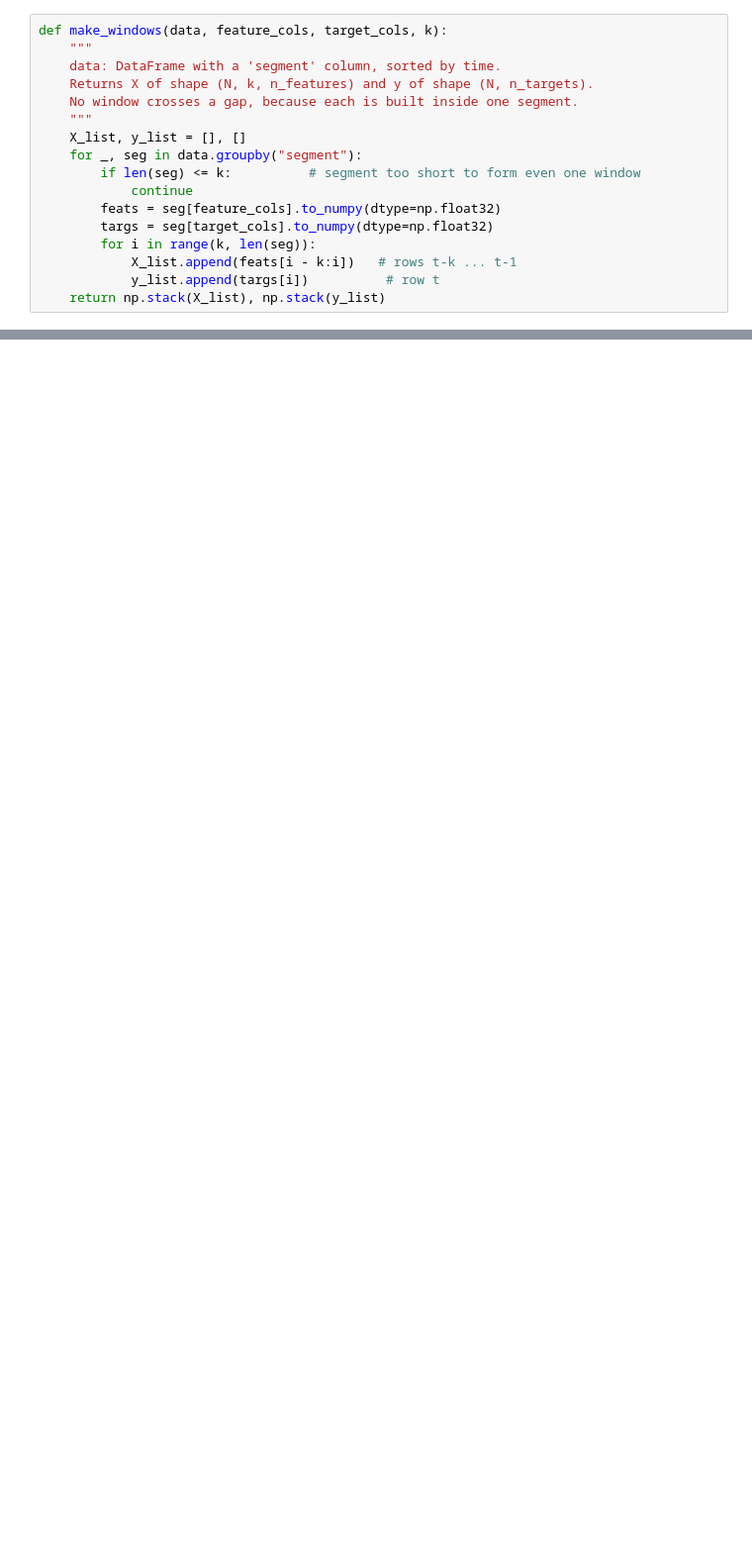
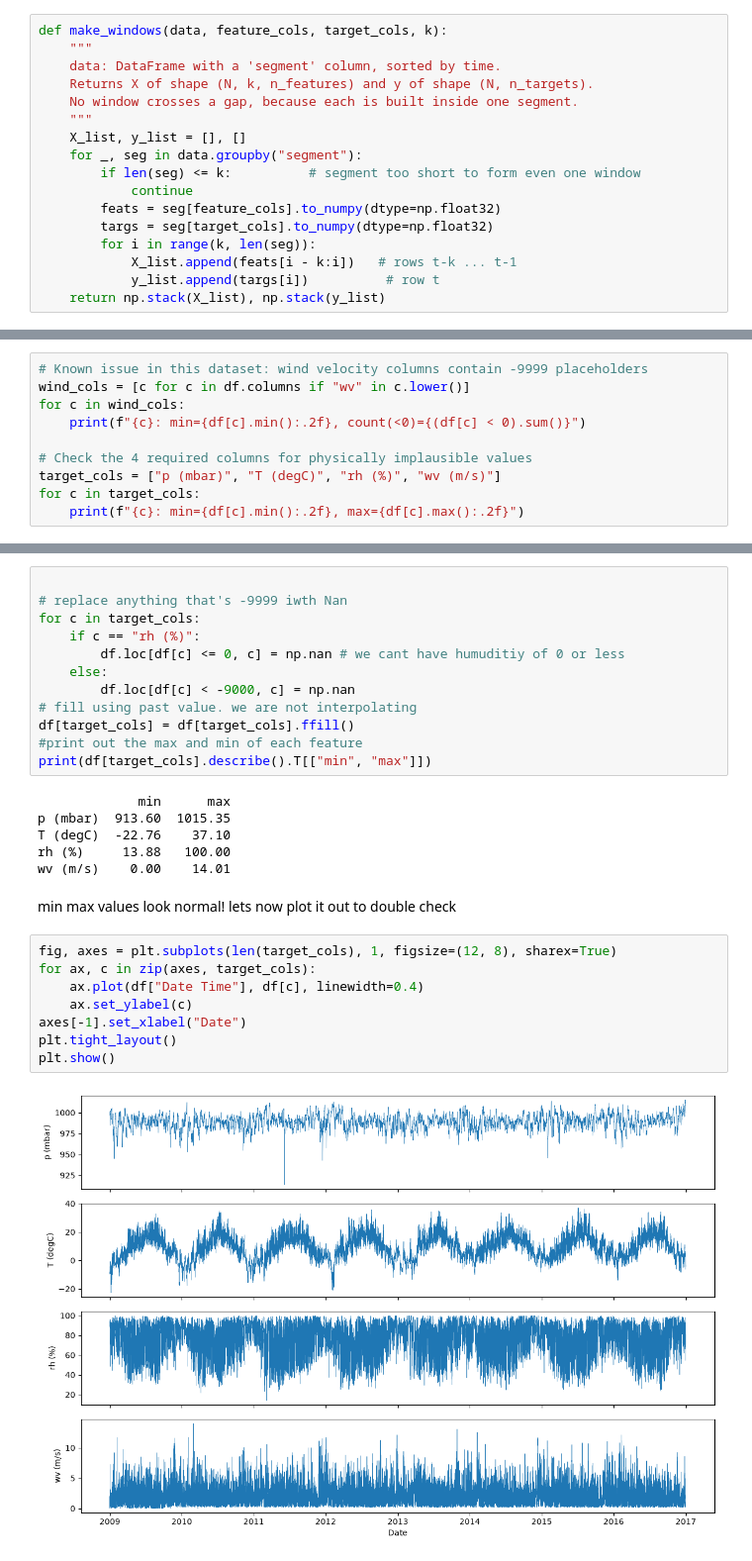
Before and after one commit to Yoonicornn/552-Assignment-2, a Jupyter notebook: ECSE552 W25 Assignment2 part3 Group 5.ipynb, the cells around one changed output, grey strips where cells are left out. Shown at 99% size. Drawn from its saved outputs; the diff is of its cells as text; blank space fills up the shorter version.

```diff
--- a/ECSE552 W25 Assignment2 part3 Group 5.ipynb
+++ b/ECSE552 W25 Assignment2 part3 Group 5.ipynb
@@ -171,0 +209,10 @@ def make_windows(data, feature_cols, target_cols, k):
+# %%
+# Known issue in this dataset: wind velocity columns contain -9999 placeholders
+wind_cols = [c for c in df.columns if "wv" in c.lower()]
+for c in wind_cols:
+    print(f"{c}: min={df[c].min():.2f}, count(<0)={(df[c] < 0).sum()}")
+
+# Check the 4 required columns for physically implausible values
+target_cols = ["p (mbar)", "T (degC)", "rh (%)", "wv (m/s)"]
+for c in target_cols:
+    print(f"{c}: min={df[c].min():.2f}, max={df[c].max():.2f}")
@@ -171,0 +226,31 @@ def make_windows(data, feature_cols, target_cols, k):
+# %%
+
+# replace anything that's -9999 iwth Nan
+for c in target_cols:
+    if c == "rh (%)":
+        df.loc[df[c] <= 0, c] = np.nan # we cant have humuditiy of 0 or less
+    else:
+        df.loc[df[c] < -9000, c] = np.nan
+# fill using past value. we are not interpolating
+df[target_cols] = df[target_cols].ffill()
+#print out the max and min of each feature
+print(df[target_cols].describe().T[["min", "max"]])
+# %% [output]
+             min      max
+p (mbar)  913.60  1015.35
+T (degC)  -22.76    37.10
+rh (%)     13.88   100.00
+wv (m/s)    0.00    14.01
+# %% [markdown]
+min max values look normal!
+lets now plot it out to double check
+# %%
+fig, axes = plt.subplots(len(target_cols), 1, figsize=(12, 8), sharex=True)
+for ax, c in zip(axes, target_cols):
+    ax.plot(df["Date Time"], df[c], linewidth=0.4)
+    ax.set_ylabel(c)
+axes[-1].set_xlabel("Date")
+plt.tight_layout()
+plt.show()
+# %% [output]
+[figure, added]
```
Also changed, not shown: parts of 27 cells of this notebook, 17 other files.
